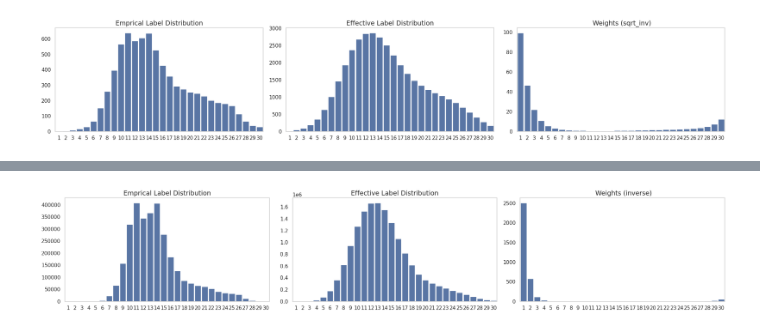
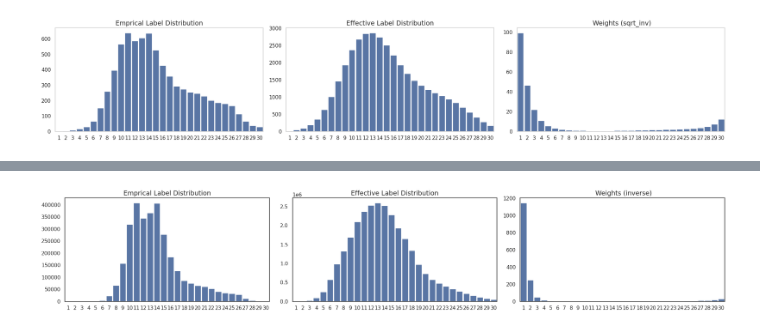
Before and after one commit to plant-ai-biophysics-lab/imbalance_deep_regression_yield_forecasting, a Jupyter notebook: Inference/DataLevel.ipynb, the cells around one changed output, grey strips where cells are left out. Cells and saved outputs as stored; diff of their text form; code cells hidden in the pictures.

```diff
--- a/Inference/DataLevel.ipynb
+++ b/Inference/DataLevel.ipynb
@@ -160,9 +179,9 @@ avg_weights
 # %%
 df = pd.read_csv('/data2/hkaman/Imbalance/EXPs/EXP_005_001_05_RGB_inv_LDS/coords/test.csv', index_col= 0)
 weights, labels_, effective_value, emperical_values, avg_weights = RWSampler.check_lds_reweighting_(df,
                                                                     rw_method = 'inverse',
                                                                     lds_ks = 10,
-                                                                    lds_sigma = 2).return_pixelwise_weight()
+                                                                    lds_sigma = 8).return_pixelwise_weight()
 _ = utils.triple_emp_effective_weights_hist_plot(emperical_values, effective_value, avg_weights, method = 'inverse')
 # %% [output]
-[figure, old version]
+[figure, new version]
```
Also changed, not shown: parts of 13 cells of this notebook, 2 other files.
